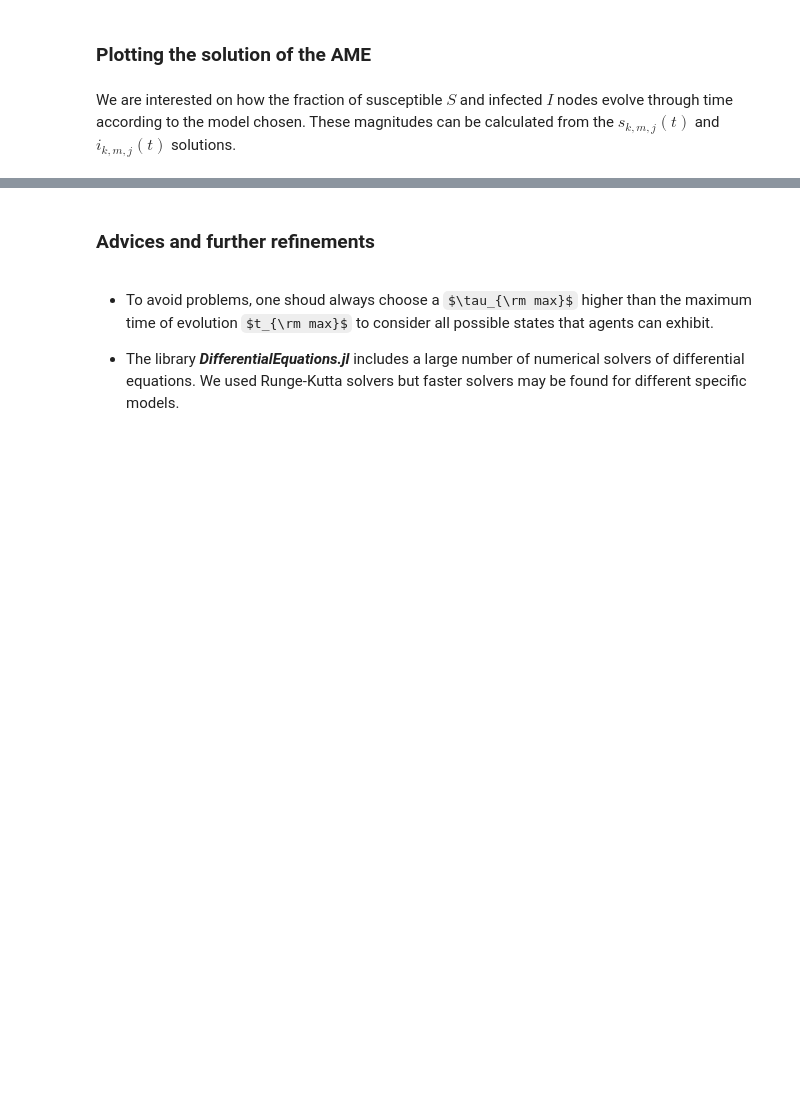
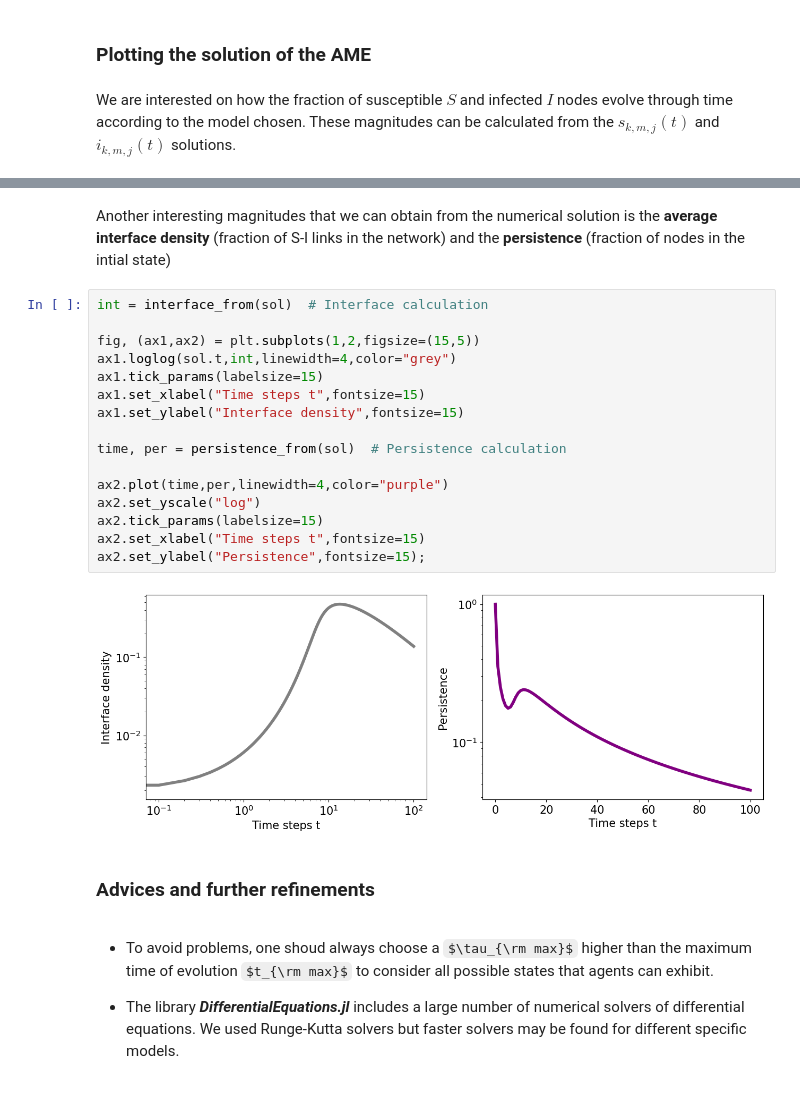
Before and after one commit to davidabbu/Aging-in-binary-state-models, a Jupyter notebook: Tutorial_AME_aging.ipynb, the cells around one changed output, grey strips where cells are left out. Cells and saved outputs as stored; diff of their text form; some formulas as TeX source; blank space fills up the shorter version.

Commit message:
rho i persistence

```diff
--- a/Tutorial_AME_aging.ipynb
+++ b/Tutorial_AME_aging.ipynb
@@ -135,3 +142,23 @@ plt.xlabel("Time steps t",fontsize=15)
+# %% [markdown]
+Another interesting magnitudes that we can obtain from the numerical solution is the **average interface density** (fraction of S-I links in the network) and the **persistence** (fraction of nodes in the intial state)
+# %%
+int = interface_from(sol)  # Interface calculation
+
+fig, (ax1,ax2) = plt.subplots(1,2,figsize=(15,5))
+ax1.loglog(sol.t,int,linewidth=4,color="grey")
+ax1.tick_params(labelsize=15)
+ax1.set_xlabel("Time steps t",fontsize=15)
+ax1.set_ylabel("Interface density",fontsize=15)
+
+time, per = persistence_from(sol)  # Persistence calculation
+
+ax2.plot(time,per,linewidth=4,color="purple")
+ax2.set_yscale("log")
+ax2.tick_params(labelsize=15)
+ax2.set_xlabel("Time steps t",fontsize=15)
+ax2.set_ylabel("Persistence",fontsize=15);
+# %% [output]
+[figure, added]
 # %% [markdown]
 ### Advices and further refinements
 # %% [markdown]
```
Also changed, not shown: parts of 1 cell of this notebook, 4 other files.
